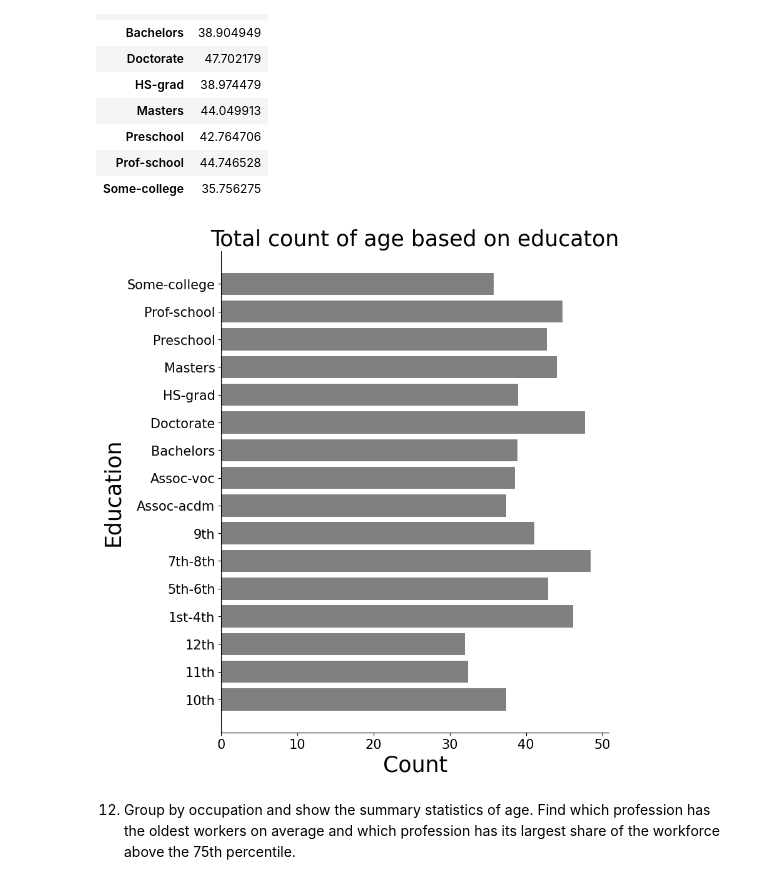
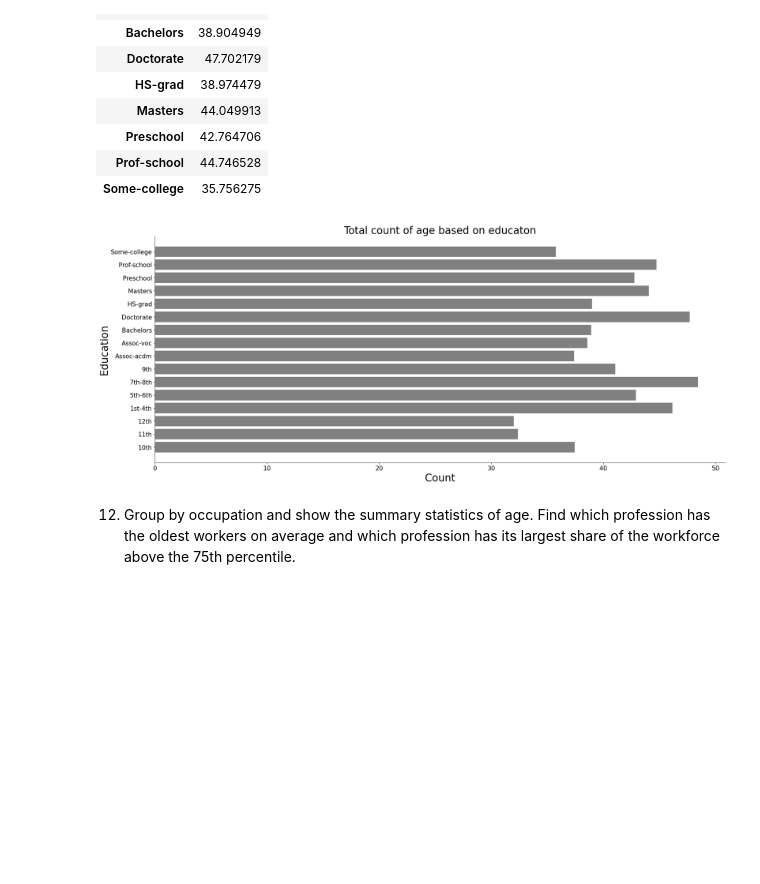
Before and after one commit to MWPerrineJr/data-prep, a Jupyter notebook: Weel 3-4 Assignment.ipynb, the cells around one changed output. Cells and saved outputs as stored; diff of their text form; code cells hidden in the pictures; blank space fills up the shorter version.

```diff
--- a/Weel 3-4 Assignment.ipynb
+++ b/Weel 3-4 Assignment.ipynb
@@ -517,17 +508,17 @@ ed_stat
 | Some-college | 35.756275 |
 # %%
 # horizontal bar chart of mean age based on education
-plt.figure(figsize=(8,10))
+plt.figure(figsize=(25,10))
 plt.barh(y = ed_stat.index, width = ed_stat['age'], color = "gray")
 plt.title("Total count of age based on educaton", fontsize = 25)
 plt.xlabel("Count", fontsize = 25)
 plt.ylabel("Education", fontsize = 25)
 plt.yticks(fontsize = 15)
 plt.xticks(fontsize = 15)
 sns.despine()
 plt.show()
 # %% [output]
-[figure, old version]
+[figure, new version]
 # %% [markdown]
 12. Group by occupation and show the summary statistics of age. Find which profession has the oldest workers on average and which profession has its largest share of the workforce above the 75th percentile.
 # %%
```
Also changed, not shown: parts of 29 cells of this notebook.
